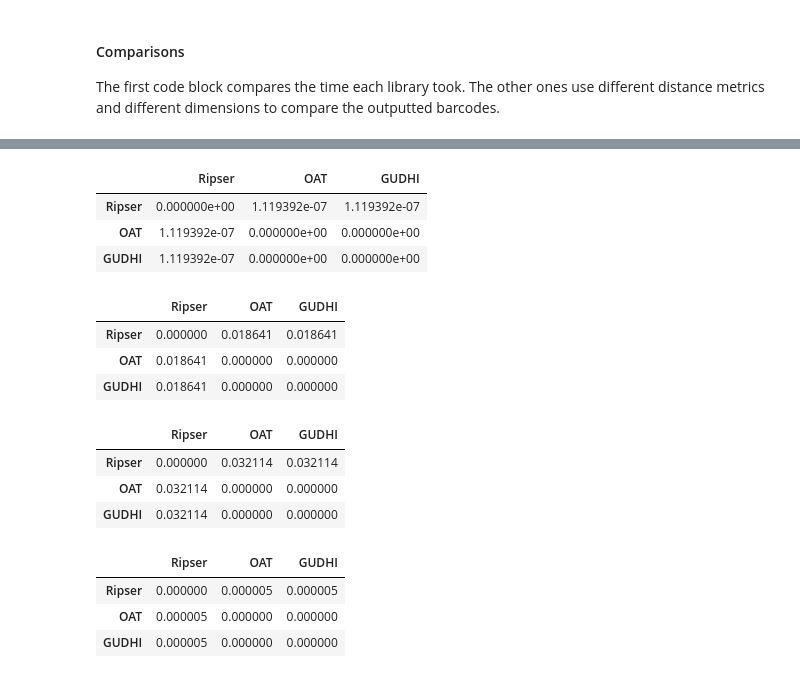
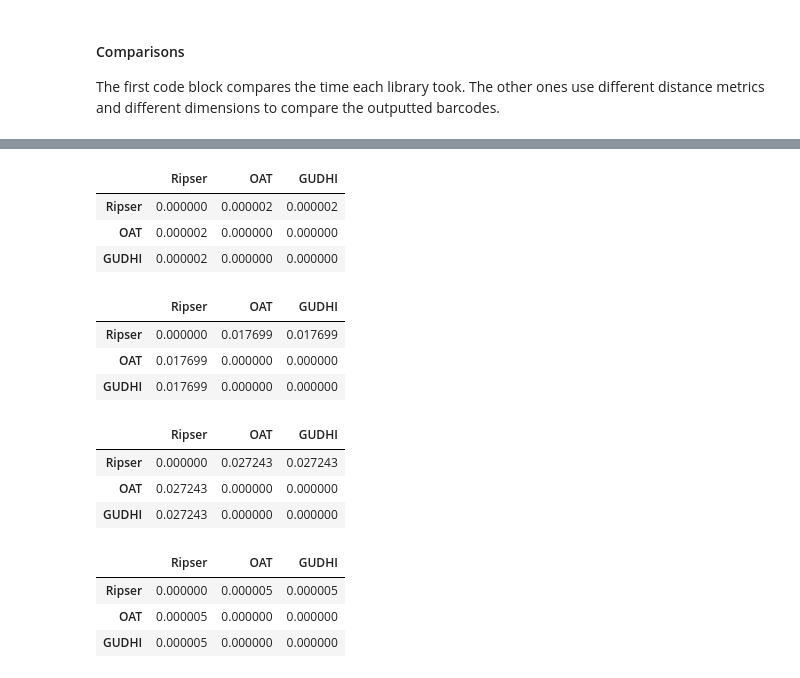
Before and after one commit to etscheelk/2024SummerTopo, a Jupyter notebook: Gavin/playtime/library_comparisons.ipynb, the cells around one changed output, grey strips where cells are left out. Saved outputs shown, nothing was run; the diff lists cells and outputs as text; code cells hidden in the pictures.

```diff
--- a/Gavin/playtime/library_comparisons.ipynb
+++ b/Gavin/playtime/library_comparisons.ipynb
@@ -400,42 +403,42 @@ pd.DataFrame(data={'Library': ['Ripser', 'OAT', 'GUDHI'], 'Time (sec)': [ripser_
 # %%
-## (Approx) Wasserstein Distance between dimension 0 features
+## Wasserstein Distance between dimension 0 features
 cb.barcode_distance_matrix(
         [ripser_res, oat_res, gudhi_res],
-        cb.approx_wasserstein_distance,
+        cb.wasserstein_distance,
         dim=0,
         labels=['Ripser', 'OAT', 'GUDHI'],
     )
 # %% [output]
 |  | Ripser | OAT | GUDHI |
-| Ripser | 0.000000e+00 | 1.119392e-07 | 1.119392e-07 |
-| OAT | 1.119392e-07 | 0.000000e+00 | 0.000000e+00 |
-| GUDHI | 1.119392e-07 | 0.000000e+00 | 0.000000e+00 |
+| Ripser | 0.000000 | 0.000002 | 0.000002 |
+| OAT | 0.000002 | 0.000000 | 0.000000 |
+| GUDHI | 0.000002 | 0.000000 | 0.000000 |
 # %%
-## (Approx) Wasserstein Distance between dimension 1 features
+## Wasserstein Distance between dimension 1 features
 cb.barcode_distance_matrix(
         [ripser_res, oat_res, gudhi_res],
-        cb.approx_wasserstein_distance,
+        cb.wasserstein_distance,
         dim=1,
         labels=['Ripser', 'OAT', 'GUDHI'],
     )
 # %% [output]
 |  | Ripser | OAT | GUDHI |
-| Ripser | 0.000000 | 0.018641 | 0.018641 |
-| OAT | 0.018641 | 0.000000 | 0.000000 |
-| GUDHI | 0.018641 | 0.000000 | 0.000000 |
+| Ripser | 0.000000 | 0.017699 | 0.017699 |
+| OAT | 0.017699 | 0.000000 | 0.000000 |
+| GUDHI | 0.017699 | 0.000000 | 0.000000 |
 # %%
-## (Approx) Wasserstein Distance between dimension 2 features
+## Wasserstein Distance between dimension 2 features
 cb.barcode_distance_matrix(
         [ripser_res, oat_res, gudhi_res],
-        cb.approx_wasserstein_distance,
+        cb.wasserstein_distance,
         dim=2,
         labels=['Ripser', 'OAT', 'GUDHI'],
     )
 # %% [output]
 |  | Ripser | OAT | GUDHI |
-| Ripser | 0.000000 | 0.032114 | 0.032114 |
-| OAT | 0.032114 | 0.000000 | 0.000000 |
-| GUDHI | 0.032114 | 0.000000 | 0.000000 |
+| Ripser | 0.000000 | 0.027243 | 0.027243 |
+| OAT | 0.027243 | 0.000000 | 0.000000 |
+| GUDHI | 0.027243 | 0.000000 | 0.000000 |
 # %%
 ## Persistance Images Distance between dimension 0 features
 cb.barcode_distance_matrix(
```
Also changed, not shown: parts of 23 cells of this notebook, 5 other files.
